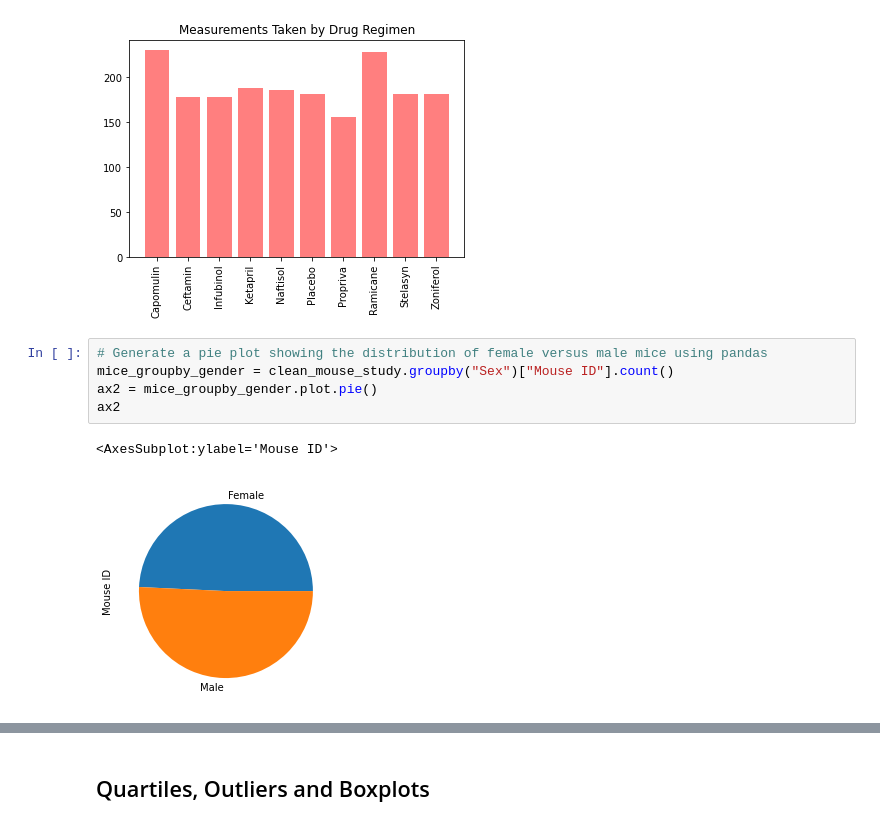
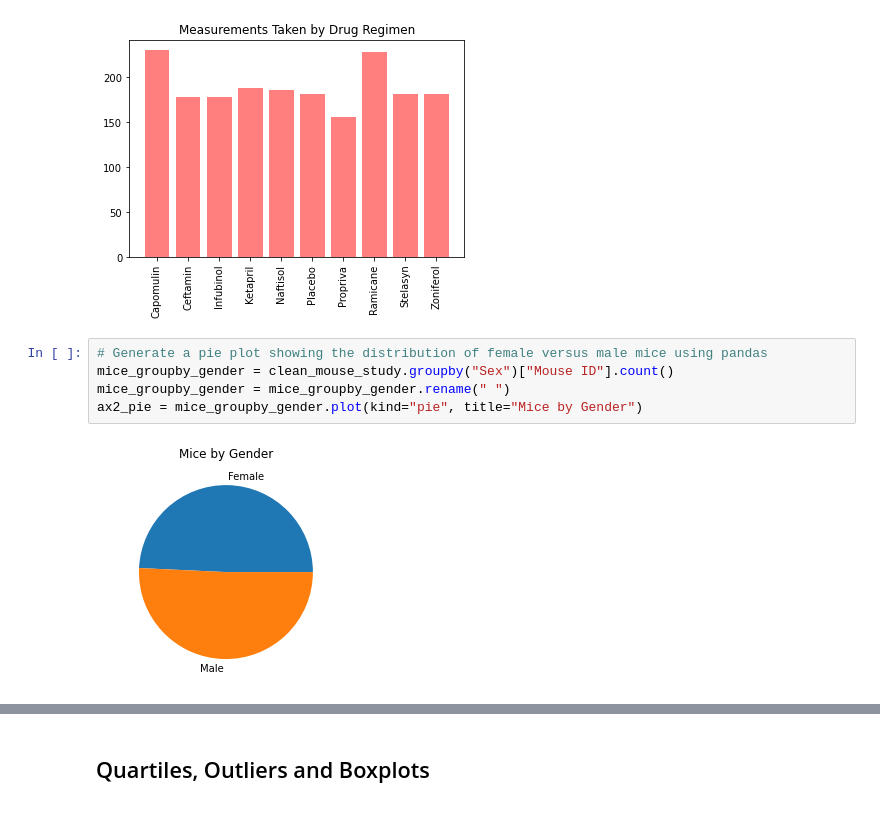
Before and after one commit to marceloflores1/matplotlib-challenge, a Jupyter notebook: pymaceuticals_starter.ipynb, the cells around one changed output, grey strips where cells are left out. Cells and saved outputs as stored; diff of their text form.

Commit message:
Finished Bar and Pie Charts

```diff
--- a/pymaceuticals_starter.ipynb
+++ b/pymaceuticals_starter.ipynb
@@ -175,10 +175,9 @@ plt.show()
 # %%
 # Generate a pie plot showing the distribution of female versus male mice using pandas
 mice_groupby_gender = clean_mouse_study.groupby("Sex")["Mouse ID"].count()
-ax2 = mice_groupby_gender.plot.pie()
-ax2
+mice_groupby_gender = mice_groupby_gender.rename(" ")
+ax2_pie = mice_groupby_gender.plot(kind="pie", title="Mice by Gender")
 # %% [output]
-<AxesSubplot:ylabel='Mouse ID'>
-[figure, old version]
+[figure, new version]
 # %%
 # Generate a pie plot showing the distribution of female versus male mice using pyplot
```
Also changed, not shown: parts of 2 cells of this notebook.
